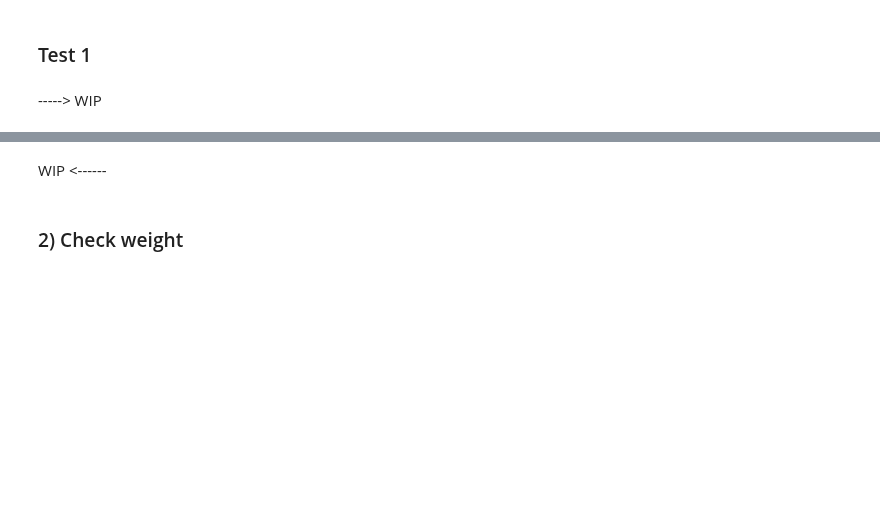
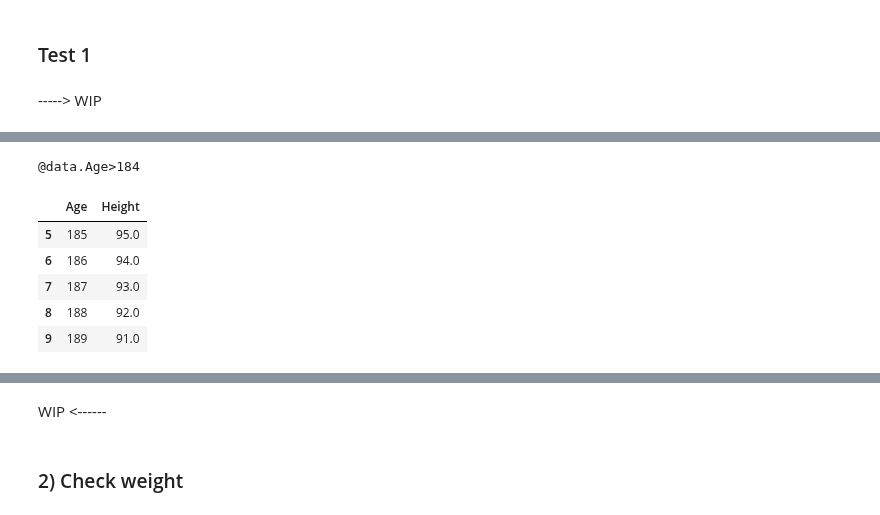
Before and after one commit to Welthungerhilfe/cgm-ml, a Jupyter notebook: src/data_utils/dataset_EDA/anon-depthmap-95k/EDA_anon-depthmap-95k.ipynb, the cells around one changed output, grey strips where cells are left out. Drawn from its saved outputs; the diff is of its cells as text; code cells hidden in the pictures; blank space fills up the shorter version.

```diff
--- a/src/data_utils/dataset_EDA/anon-depthmap-95k/EDA_anon-depthmap-95k.ipynb
+++ b/src/data_utils/dataset_EDA/anon-depthmap-95k/EDA_anon-depthmap-95k.ipynb
@@ -179,0 +199,15 @@ def get_qrcodes(outliers: pd.DataFrame) -> set:
+# %%
+condition = '>184' #'<365/2'
+column = 'Age'
+combined_condition = '@data.'+column+condition
+print(combined_condition)
+outliers = data.query(combined_condition)
+outliers.head()
+# %% [output]
+@data.Age>184
+|  | Age | Height |
+| 5 | 185 | 95.0 |
+| 6 | 186 | 94.0 |
+| 7 | 187 | 93.0 |
+| 8 | 188 | 92.0 |
+| 9 | 189 | 91.0 |
```
Also changed, not shown: parts of 16 cells of this notebook.
